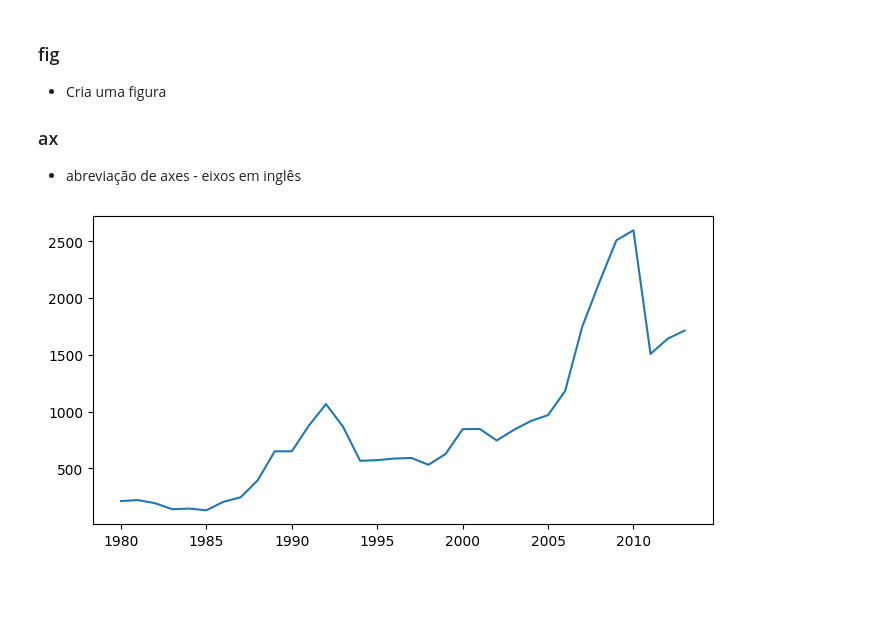
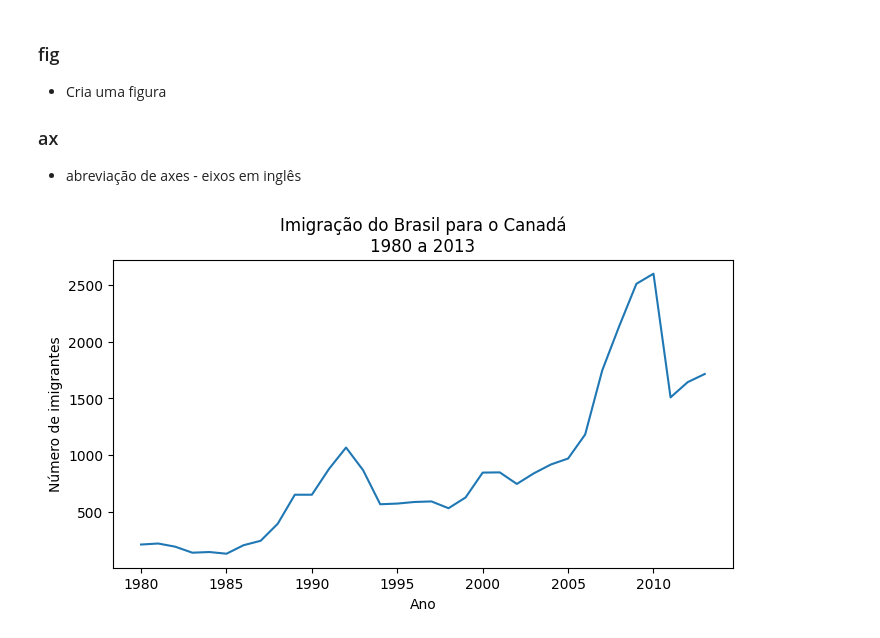
Before and after one commit to juliogazoli/alura-data-visualization-python-criando-graficos, a Jupyter notebook: analise_imigrantes.ipynb, the cells around one changed output. Saved outputs shown, nothing was run; the diff lists cells and outputs as text; code cells hidden in the pictures; blank space fills up the shorter version.

```diff
--- a/analise_imigrantes.ipynb
+++ b/analise_imigrantes.ipynb
@@ -163,7 +163,10 @@ plt.show()
 # %%
 fig, ax = plt.subplots(figsize=(8, 4))
 ax.plot(dados_brasil['ano'], dados_brasil['imigrantes'])
+ax.set_title('Imigração do Brasil para o Canadá\n1980 a 2013')
+ax.set_xlabel('Ano')
+ax.set_ylabel('Número de imigrantes')
 ax.xaxis.set_major_locator(plt.MultipleLocator(5))
 plt.show()
 # %% [output]
-[figure, old version]
+[figure, new version]
```
Also changed, not shown: parts of 3 cells of this notebook.
